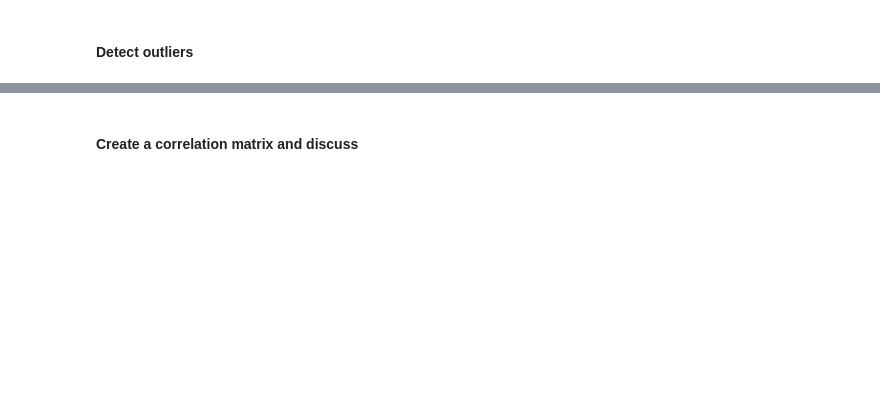
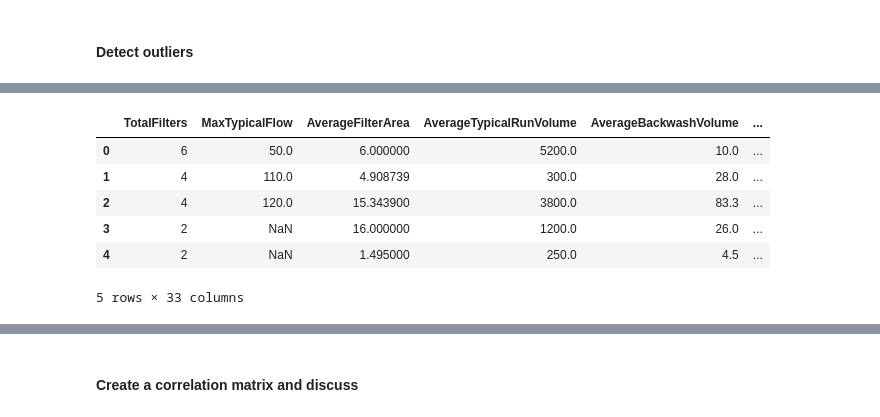
Before and after one commit to ReinhardtR/MAL1-assignment-3, a Jupyter notebook: Preprocessing - Water treatment plants.ipynb, the cells around one changed output, grey strips where cells are left out. Drawn from its saved outputs; the diff is of its cells as text; code cells hidden in the pictures; blank space fills up the shorter version.

```diff
--- a/Preprocessing - Water treatment plants.ipynb
+++ b/Preprocessing - Water treatment plants.ipynb
@@ -104,0 +213,6 @@ We chose a threshhold percentage of x %, and chose to remove all columns that ha
+# %%
+# Group "No primary aeration", "Other" and "Inka" categories into a single category called "Other"
+df_filtered["AerationType"] = df_filtered["AerationType"].replace("No primary aeration", "Other")
+df_filtered["AerationType"] = df_filtered["AerationType"].replace("Other", "Other")
+df_filtered["AerationType"] = df_filtered["AerationType"].replace("Inka", "Other")
+print(df_filtered["AerationType"].value_counts())
@@ -104,0 +248,4 @@ We chose a threshhold percentage of x %, and chose to remove all columns that ha
+# %%
+# Change all "Mixed" values to be "Gravity"
+df_filtered["GravityPressureMixed"] = df_filtered["GravityPressureMixed"].replace("Mixed", "Gravity")
+print(df_filtered["GravityPressureMixed"].value_counts())
@@ -104,0 +275,4 @@ We chose a threshhold percentage of x %, and chose to remove all columns that ha
+# %%
+# Replace "Mixed" with the mode of the column
+df_filtered["Stages"] = df_filtered["Stages"].replace("Mixed", df_filtered["Stages"].mode()[0])
+print(df_filtered["Stages"].value_counts())
@@ -104,0 +310,14 @@ We chose a threshhold percentage of x %, and chose to remove all columns that ha
+# %%
+# Take the features from df_encoded, and override the features with the same names in df_filtered
+df_encoded = df_filtered.drop(columns=categorical_cols + ordinal_cols)
+df_encoded = pd.concat([df_encoded, df_encoded_cols], axis=1)
+
+df_encoded.head()
+# %% [output]
+|  | TotalFilters | MaxTypicalFlow | AverageFilterArea | AverageTypicalRunVolume | AverageBackwashVolume | ... |
+| 0 | 6 | 50.0 | 6.000000 | 5200.0 | 10.0 | ... |
+| 1 | 4 | 110.0 | 4.908739 | 300.0 | 28.0 | ... |
+| 2 | 4 | 120.0 | 15.343900 | 3800.0 | 83.3 | ... |
+| 3 | 2 | NaN | 16.000000 | 1200.0 | 26.0 | ... |
+| 4 | 2 | NaN | 1.495000 | 250.0 | 4.5 | ... |
+5 rows × 33 columns
```
Also changed, not shown: parts of 27 cells of this notebook.
